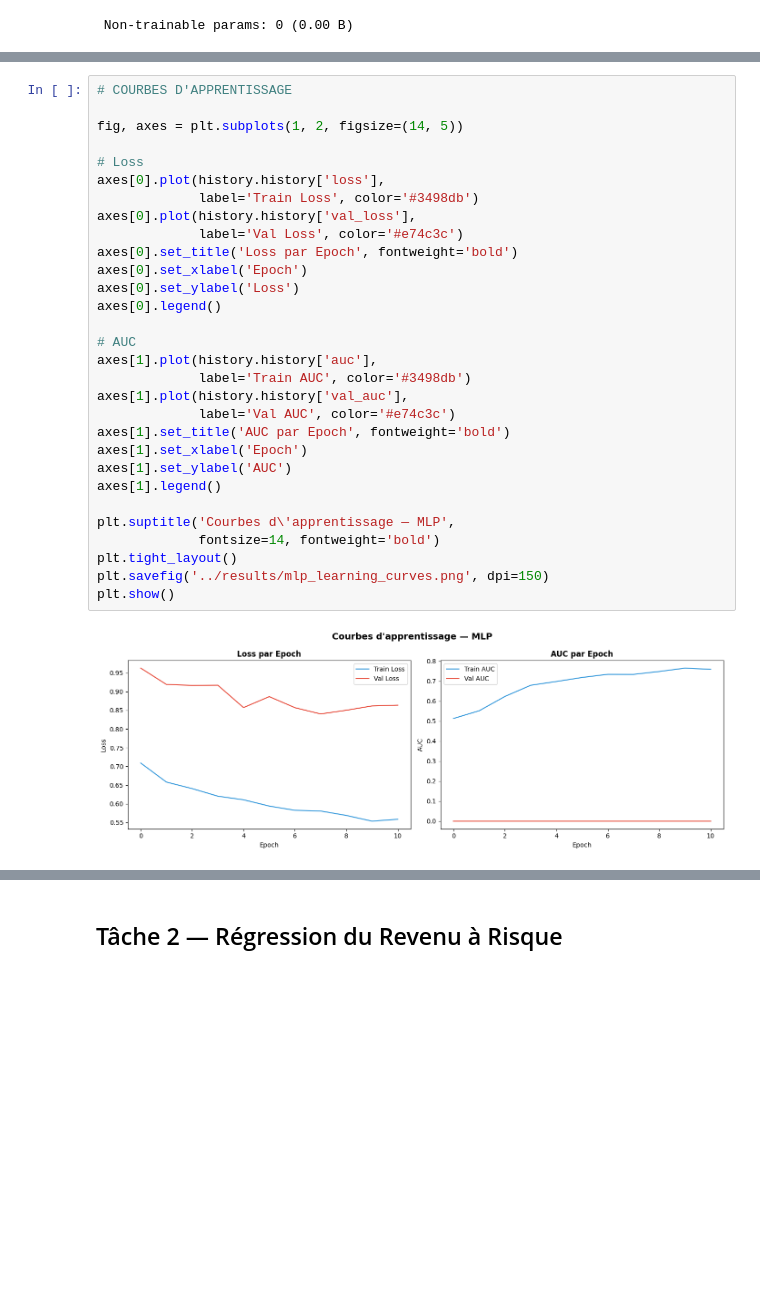
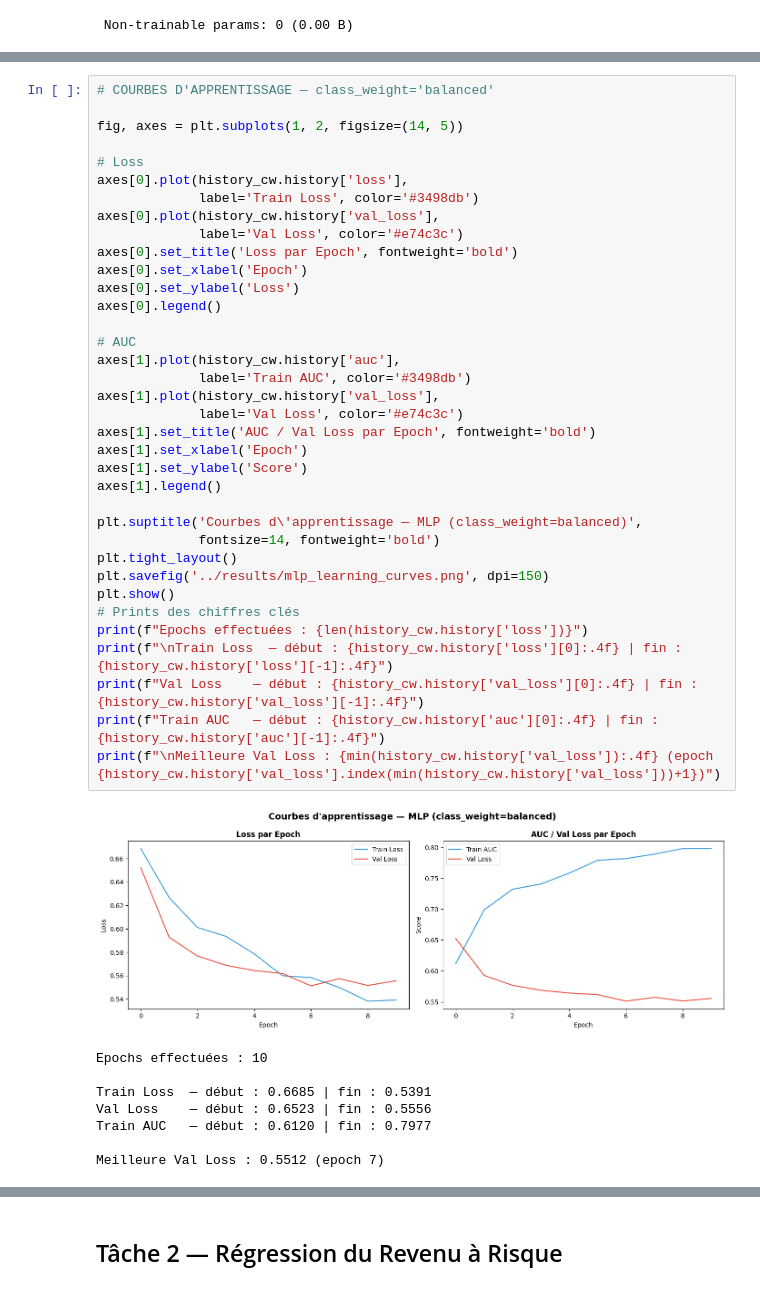
Before and after one commit to ErvinGoby23/projet-data-science, a Jupyter notebook: notebooks/model_mlp.ipynb, the cells around one changed output, grey strips where cells are left out. Cells and saved outputs as stored; diff of their text form; blank space fills up the shorter version.

```diff
--- a/notebooks/model_mlp.ipynb
+++ b/notebooks/model_mlp.ipynb
@@ -210,32 +353,45 @@ MLP SMOTE entraîné !
 # %%
-# COURBES D'APPRENTISSAGE
+# COURBES D'APPRENTISSAGE — class_weight='balanced'
 
 fig, axes = plt.subplots(1, 2, figsize=(14, 5))
 
 # Loss
-axes[0].plot(history.history['loss'],
+axes[0].plot(history_cw.history['loss'],
              label='Train Loss', color='#3498db')
-axes[0].plot(history.history['val_loss'],
+axes[0].plot(history_cw.history['val_loss'],
              label='Val Loss', color='#e74c3c')
 axes[0].set_title('Loss par Epoch', fontweight='bold')
 axes[0].set_xlabel('Epoch')
 axes[0].set_ylabel('Loss')
 axes[0].legend()
 
 # AUC
-axes[1].plot(history.history['auc'],
+axes[1].plot(history_cw.history['auc'],
              label='Train AUC', color='#3498db')
-axes[1].plot(history.history['val_auc'],
-             label='Val AUC', color='#e74c3c')
-axes[1].set_title('AUC par Epoch', fontweight='bold')
+axes[1].plot(history_cw.history['val_loss'],
+             label='Val Loss', color='#e74c3c')
+axes[1].set_title('AUC / Val Loss par Epoch', fontweight='bold')
 axes[1].set_xlabel('Epoch')
-axes[1].set_ylabel('AUC')
+axes[1].set_ylabel('Score')
 axes[1].legend()
 
-plt.suptitle('Courbes d\'apprentissage — MLP',
+plt.suptitle('Courbes d\'apprentissage — MLP (class_weight=balanced)',
              fontsize=14, fontweight='bold')
 plt.tight_layout()
 plt.savefig('../results/mlp_learning_curves.png', dpi=150)
 plt.show()
+# Prints des chiffres clés
+print(f"Epochs effectuées : {len(history_cw.history['loss'])}")
+print(f"\nTrain Loss  — début : {history_cw.history['loss'][0]:.4f} | fin : {history_cw.history['loss'][-1]:.4f}")
+print(f"Val Loss    — début : {history_cw.history['val_loss'][0]:.4f} | fin : {history_cw.history['val_loss'][-1]:.4f}")
+print(f"Train AUC   — début : {history_cw.history['auc'][0]:.4f} | fin : {history_cw.history['auc'][-1]:.4f}")
+print(f"\nMeilleure Val Loss : {min(history_cw.history['val_loss']):.4f} (epoch {history_cw.history['val_loss'].index(min(history_cw.history['val_loss']))+1})")
 # %% [output]
-[figure, old version]
+[figure, new version]
+Epochs effectuées : 10
+
+Train Loss  — début : 0.6685 | fin : 0.5391
+Val Loss    — début : 0.6523 | fin : 0.5556
+Train AUC   — début : 0.6120 | fin : 0.7977
+
+Meilleure Val Loss : 0.5512 (epoch 7)
```
Also changed, not shown: parts of 24 cells of this notebook, 11 other files.
